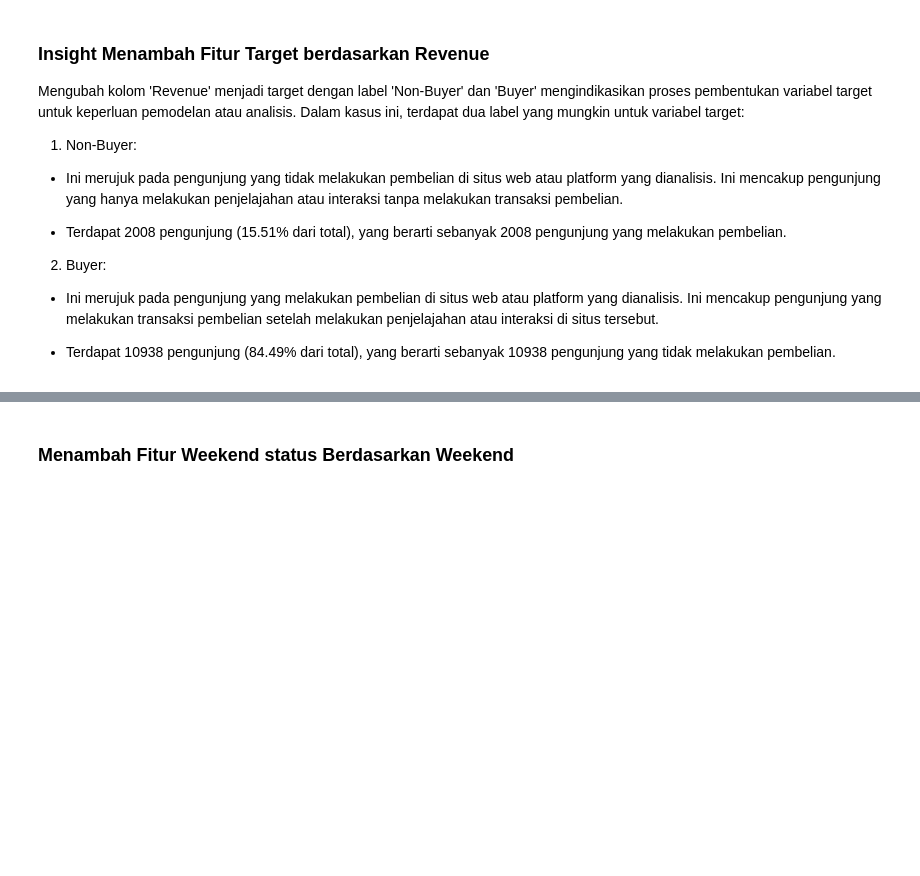
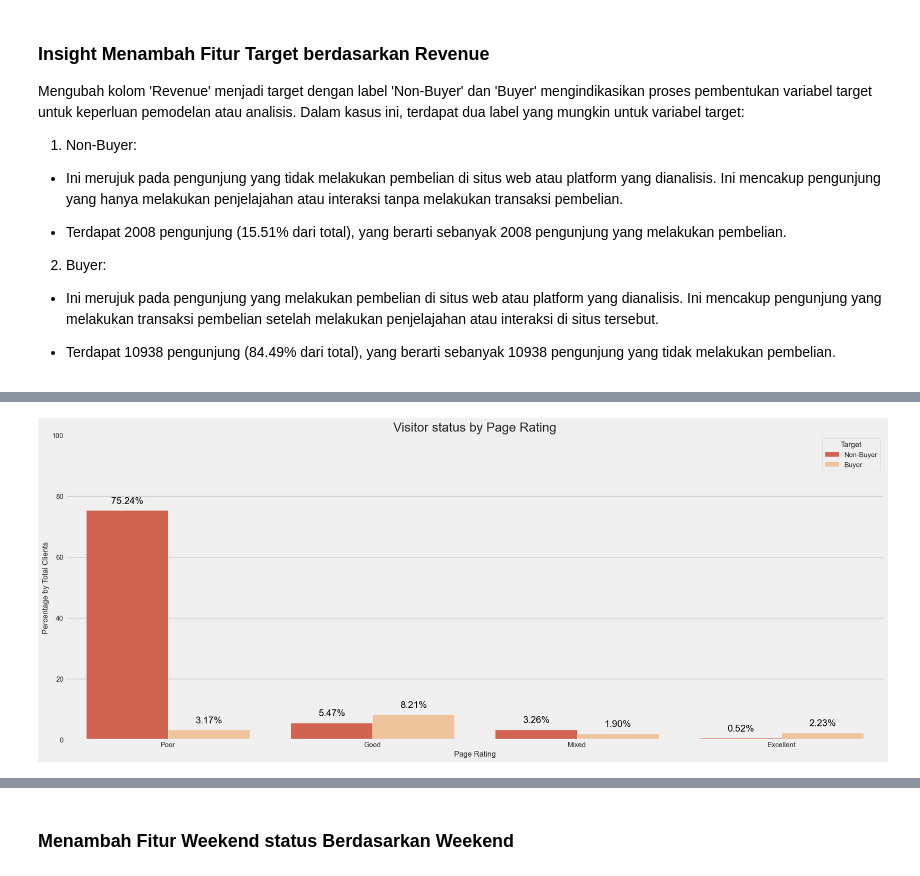
Before and after one commit to UrsaG7/final_project_rakamin_goingfast_stage2, a Jupyter notebook: Supervised_Going_Fast.ipynb, the cells around one changed output, grey strips where cells are left out. Drawn from its saved outputs; the diff is of its cells as text; code cells hidden in the pictures; blank space fills up the shorter version.

Commit message:
Finalized, added PageValues analysis

```diff
--- a/Supervised_Going_Fast.ipynb
+++ b/Supervised_Going_Fast.ipynb
@@ -19,7 +19,7 @@ plt.style.use("fivethirtyeight")
 # %% [markdown]
 ## Load Data
 # %%
-data_product = pd.read_csv('/content/dataset.csv')
+data_product = pd.read_csv('D:\Dataset\Final_project\dataset.csv')
 
 display(data_product)
 # %% [output]
@@ -451,3 +437,13 @@ Mengubah kolom 'Revenue' menjadi target dengan label 'Non-Buyer' dan 'Buyer' men
 - Ini merujuk pada pengunjung yang melakukan pembelian di situs web atau platform yang dianalisis. Ini mencakup pengunjung yang melakukan transaksi pembelian setelah melakukan penjelajahan atau interaksi di situs tersebut.
 
 - Terdapat 10938 pengunjung (84.49% dari total), yang berarti sebanyak 10938 pengunjung yang tidak melakukan pembelian.
+# %%
+for index, row in data_product2.iterrows():
+    if row['PageValues'] <=0:
+        data_product2.at[index, 'Page_categories'] = 'Poor'
+    elif row['PageValues'] <=2:
+        data_product2.at[index, 'Page_categories'] = 'Mixed'
+    elif row['PageValues'] <=4:
+        data_product2.at[index, 'Page_categories'] = 'Good'
+    else:
+        data_product2.at[index, 'Page_categories'] = 'Excellent'
@@ -453,0 +459,6 @@ Mengubah kolom 'Revenue' menjadi target dengan label 'Non-Buyer' dan 'Buyer' men
+# %%
+df_pages_grp = data_product2.groupby(['Page_categories', 'Target']).agg(vist_cnt = ('Target', 'count')).sort_values('vist_cnt', ascending=False)
+df_pages_grp.reset_index(inplace=True)
+
+df_pages_grp['Percentage'] = round(df_pages_grp['vist_cnt']/df_pages_grp['vist_cnt'].sum()*100,2)
+df_pages_grp
@@ -453,0 +475,18 @@ Mengubah kolom 'Revenue' menjadi target dengan label 'Non-Buyer' dan 'Buyer' men
+# %%
+# Create barplot for Target
+ax_page = sns.barplot(x='Page_categories', y='Percentage', hue='Target', data=df_pages_grp, palette='OrRd_r')
+
+# Annotate the bar with the value
+for p in ax_page.patches:
+    ax_page.annotate(f"{p.get_height():.2f}%", (p.get_x() + p.get_width() / 2., p.get_height()),
+                         ha='center', va='center', fontsize=15, color='black', xytext=(0, 15),
+                         textcoords='offset points')
+
+# Formatting plot
+plt.ylim(0, 100)
+plt.title('Visitor status by Page Rating')
+plt.xlabel('Page Rating', fontsize=12)
+plt.ylabel('Percentage by Total Clients', fontsize=12)
+plt.show()
+# %% [output]
+[figure, added]
```
Also changed, not shown: parts of 17 cells of this notebook.
